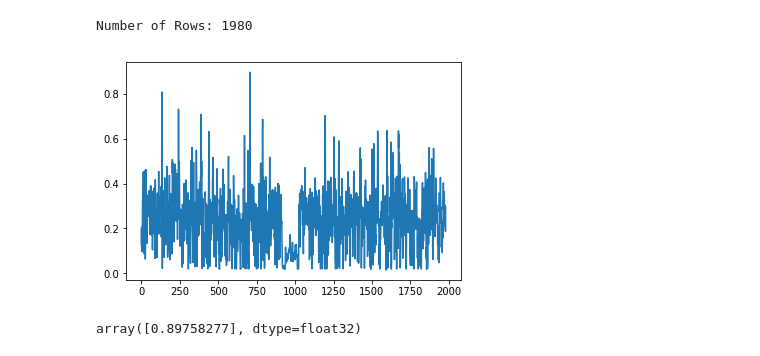
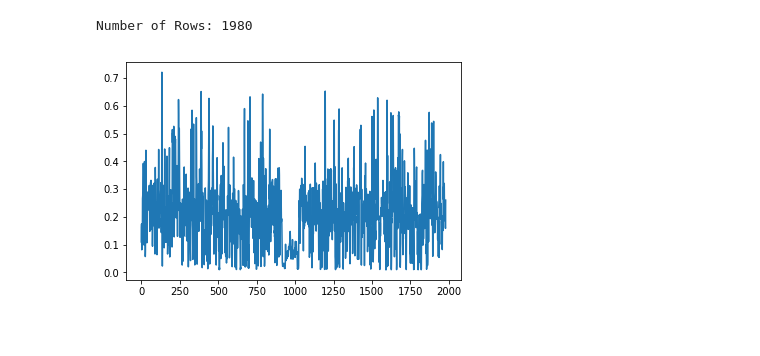
Before and after one commit to mattlianje/climactic, a Jupyter notebook: highlight-model/NN-experiments.ipynb, the cells around one changed output. Cells and saved outputs as stored; diff of their text form; code cells hidden in the pictures.

Commit message:
Model Tweaking

```diff
--- a/highlight-model/NN-experiments.ipynb
+++ b/highlight-model/NN-experiments.ipynb
@@ -15,11 +15,12 @@ from keras.layers import Dense
 # %% [output]
 Using TensorFlow backend.
 # %%
-#Get our `labelled` table as df
+# Get our `labelled` table as df - This is going to be our training set
+# Note that we are removing a URL because we will use that URL for testing
 db_conn_str = "mysql+pymysql://{:}:{:}@{:}/{:}".format(secrets.user, secrets.password, secrets.host, secrets.db)
 db_conn = create_engine(db_conn_str)
 
-df = pd.read_sql('SELECT * FROM labelled WHERE isHighlight IS NOT NULL AND url<>"https://www.youtube.com/watch?v=0AlFcix7aaY" AND url<>"https://www.youtube.com/watch?v=J16IWnr_P8o"', con=db_conn)
+df = pd.read_sql('SELECT * FROM labelled WHERE isHighlight IS NOT NULL AND url<>"https://www.youtube.com/watch?v=0AlFcix7aaY"', con=db_conn)
 db_conn.dispose()
 df.head()
 print('Number of Rows:', len(df.index))
@@ -53,7 +54,7 @@ Instructions for updating:
 Use tf.where in 2.0, which has the same broadcast rule as np.where
 # %%
 # Fit the keras model on the dataset
-model.fit(X, y, epochs=150, batch_size=50)
+model.fit(X, y, epochs=50, batch_size=20)
 # %% [output]
 WARNING:tensorflow:From C:\Users\eldri\Anaconda3\lib\site-packages\keras\backend\tensorflow_backend.py:422: The name tf.global_variables is deprecated. Please use tf.compat.v1.global_variables instead ...
 
@@ -100,8 +101,6 @@ predictions_p = model.predict(X_test)
 # %%
 #Print out probabilities of an interval being a highlight
 plt.plot(predictions_p)
 plt.show()
-max(predictions_p)
 # %% [output]
-[figure, old version]
+[figure, new version]
-array([0.89758277], dtype=float32)
```
Also changed, not shown: parts of 11 cells of this notebook.
